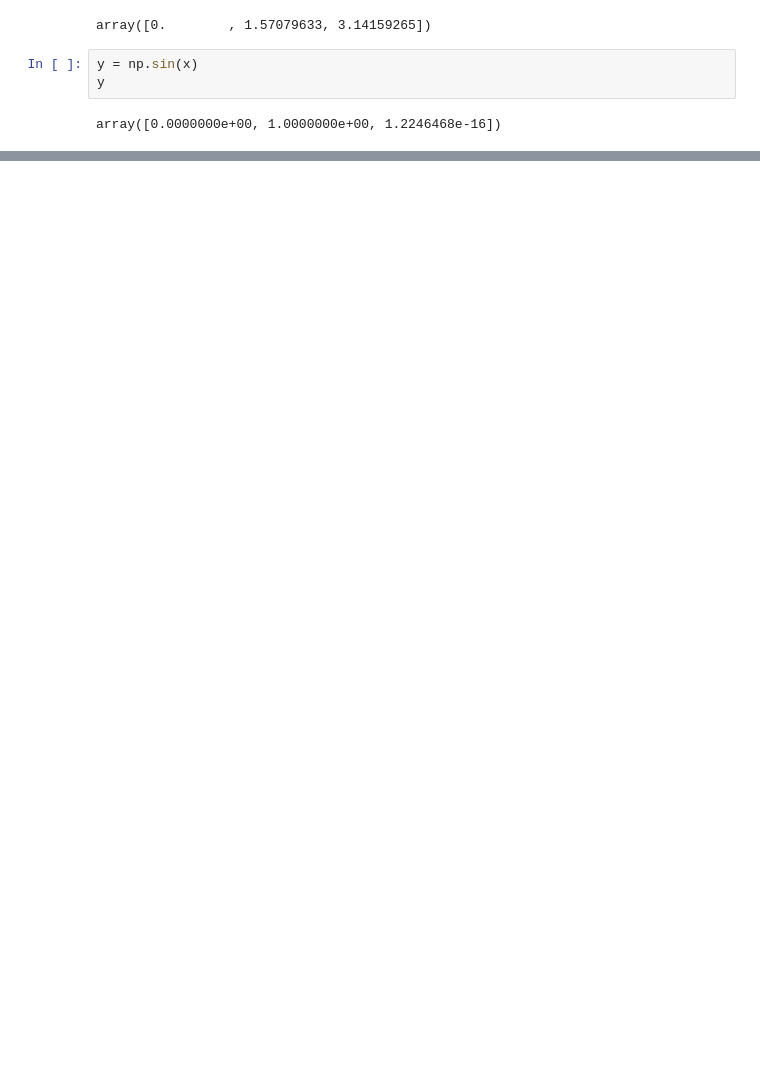
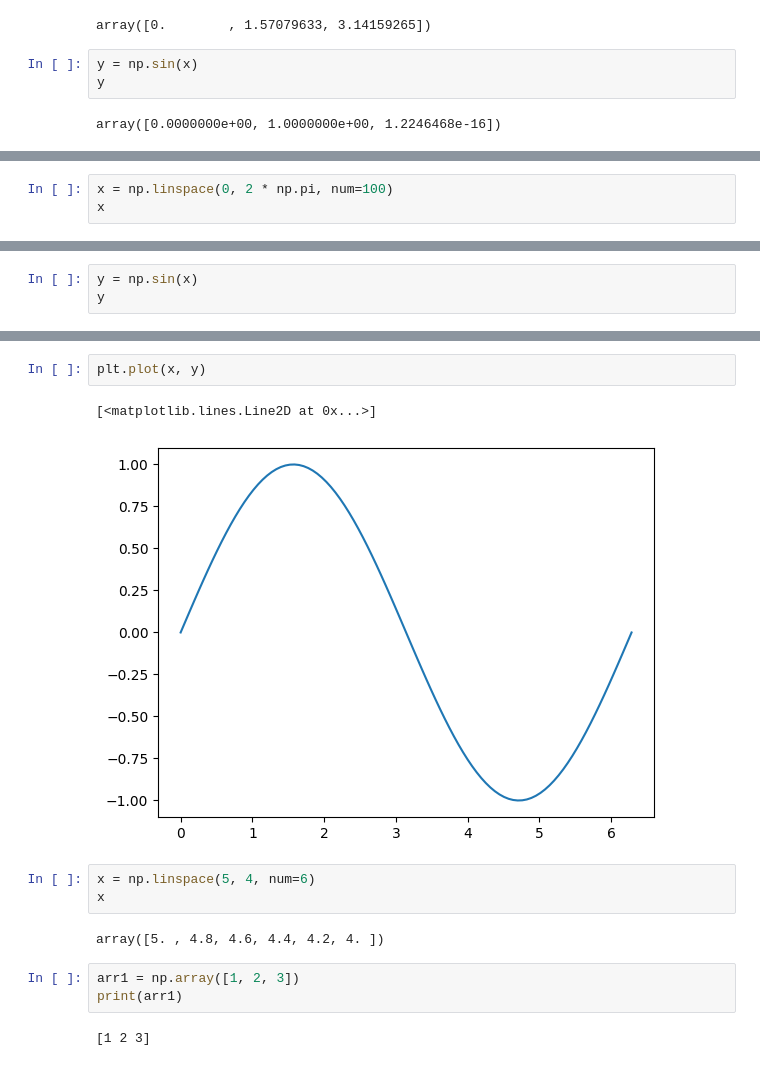
Before and after one commit to maxgalchenko/python-playground, a Jupyter notebook: playground.ipynb, the cells around one changed output, grey strips where cells are left out. Cells and saved outputs as stored; diff of their text form; blank space fills up the shorter version.

```diff
--- a/playground.ipynb
+++ b/playground.ipynb
@@ -329,0 +337,3 @@ array([0.0000000e+00, 1.0000000e+00, 1.2246468e-16])
+# %%
+x = np.linspace(0, 2 * np.pi, num=100)
+x
@@ -329,0 +361,3 @@ array([0.0000000e+00, 1.0000000e+00, 1.2246468e-16])
+# %%
+y = np.sin(x)
+y
@@ -329,0 +382,15 @@ array([0.0000000e+00, 1.0000000e+00, 1.2246468e-16])
+# %%
+plt.plot(x, y)
+# %% [output]
+[<matplotlib.lines.Line2D at 0x...>]
+[figure, added]
+# %%
+x = np.linspace(5, 4, num=6)
+x
+# %% [output]
+array([5. , 4.8, 4.6, 4.4, 4.2, 4. ])
+# %%
+arr1 = np.array([1, 2, 3])
+print(arr1)
+# %% [output]
+[1 2 3]
```
Also changed, not shown: parts of 19 cells of this notebook.
